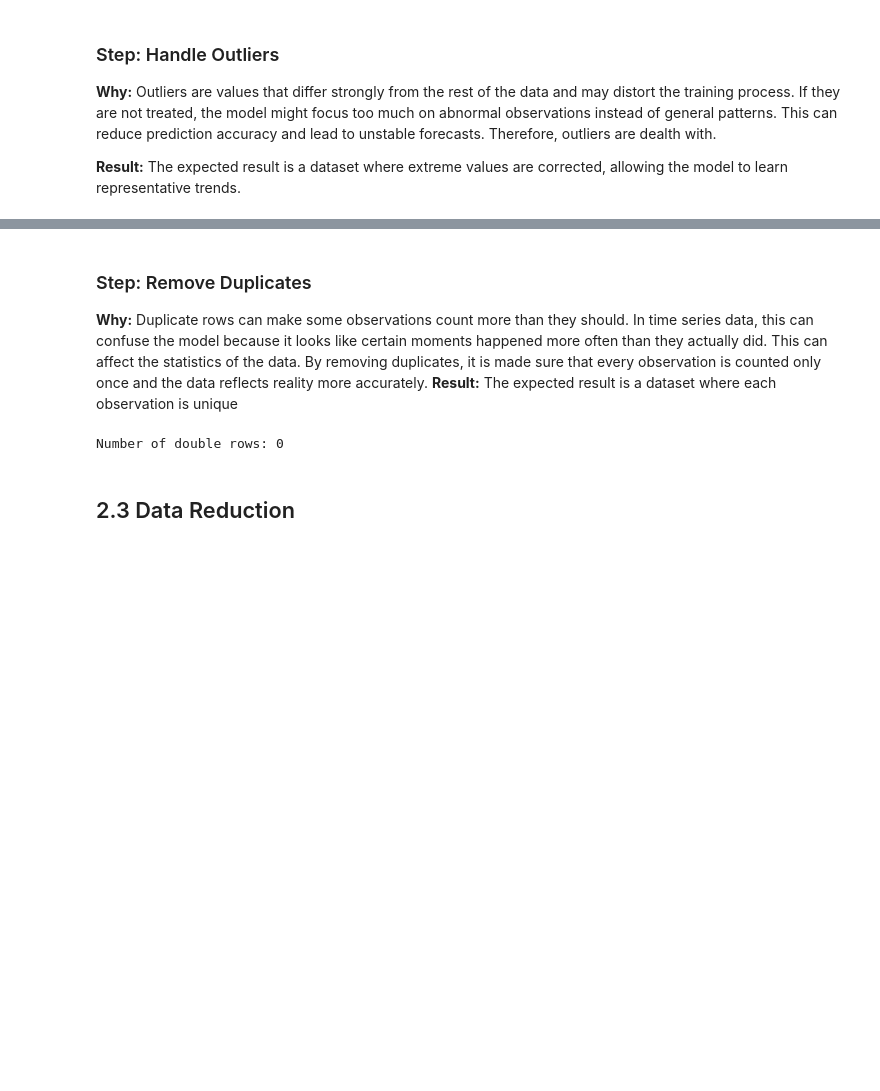
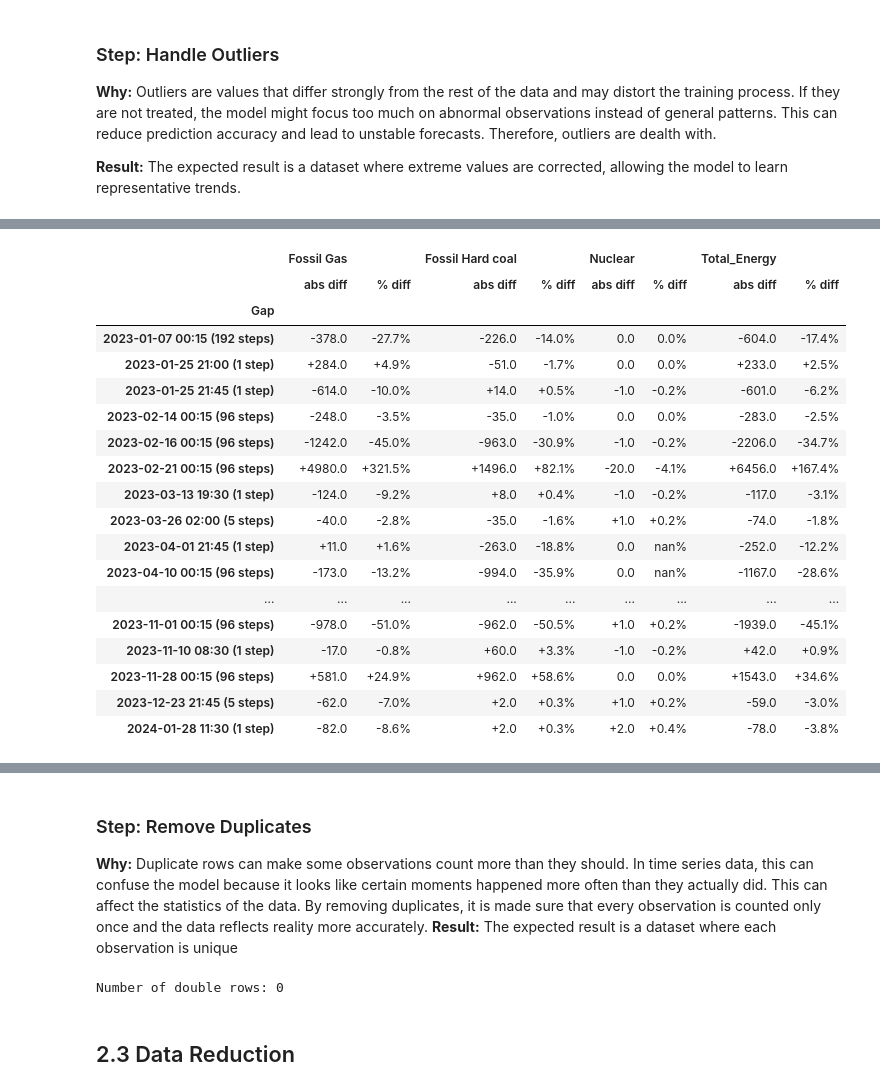
Before and after one commit to daphnemesquita2/1BM110, a Jupyter notebook: Assignment_1.ipynb, the cells around one changed output, grey strips where cells are left out. Saved outputs shown, nothing was run; the diff lists cells and outputs as text; code cells hidden in the pictures; blank space fills up the shorter version.

```diff
--- a/Assignment_1.ipynb
+++ b/Assignment_1.ipynb
@@ -418,0 +695,65 @@ Name: DateTime, Length: 142, dtype: datetime64[us]
+# %%
+def fill_gaps(dataset, label):
+    numeric_cols = ["Fossil Gas", "Fossil Hard coal", "Nuclear", "Total_Energy"]
+    dataset = dataset.sort_values("DateTime").reset_index(drop=True)
+
+    full_range = pd.date_range(start=dataset["DateTime"].iloc[0],
+                               end=dataset["DateTime"].iloc[-1], freq="15min")
+    missing_times = full_range.difference(dataset["DateTime"])
+
+    if len(missing_times) == 0:
+        print(f"=== {label} set: no missing timestamps ===\n")
+        return dataset
+
+    blocks, block = [], [missing_times[0]]
+    for t in missing_times[1:]:
+        if (t - block[-1]).total_seconds() == 900:
+            block.append(t)
+        else:
+            blocks.append(block)
+            block = [t]
+    blocks.append(block)
+
+    new_rows = []
+    summary_rows = []
+
+    for block in blocks:
+        before = dataset[dataset["DateTime"] < block[0]].iloc[-1]
+        after  = dataset[dataset["DateTime"] > block[-1]].iloc[0]
+
+        n = len(block)
+        for i, t in enumerate(block, start=1):
+            frac = i / (n + 1)
+            row = {"DateTime": t}
+            for c in numeric_cols:
+                row[c] = round(before[c] + frac * (after[c] - before[c]), 2)
+            new_rows.append(row)
+
+        # Build summary row
+        gap_label = f"{block[0].strftime('%Y-%m-%d %H:%M')}  ({n} step{'s' if n > 1 else ''})"
+        summary = {"Gap": gap_label}
+        for c in numeric_cols:
+            diff = after[c] - before[c]
+            sign = "+" if diff > 0 else ""
+            pct  = (diff / before[c] * 100) if before[c] != 0 else float("nan")
+            summary[(c, "abs diff")] = f"{sign}{round(diff, 2)}"
+            summary[(c, "% diff")]   = f"{sign}{round(pct, 1)}%"
+        summary_rows.append(summary)
+
+    # Build MultiIndex summary table
+    df_summary = pd.DataFrame(summary_rows).set_index("Gap")
+    df_summary.columns = pd.MultiIndex.from_tuples(
+        [(c, m) for c in numeric_cols for m in ["abs diff", "% diff"]]
+    )
+    print(f"=== {label} set: {len(blocks)} gap(s) ===")
+    display(df_summary)
+    print()
+
+    filled = pd.concat([dataset, pd.DataFrame(new_rows)], ignore_index=True)
+    filled = filled.sort_values("DateTime").reset_index(drop=True)
+    print(f"Rows before: {len(dataset)}, rows after: {len(filled)}\n")
+    return filled
+
+df   = fill_gaps(df,   "Train")
+test = fill_gaps(test, "Test")
+# %% [output]
@@ -418,0 +761,19 @@ Name: DateTime, Length: 142, dtype: datetime64[us]
+|  | Fossil Gas |  | Fossil Hard coal |  | Nuclear |  | Total_Energy |  |
+|  | abs diff | % diff | abs diff | % diff | abs diff | % diff | abs diff | % diff |
+| Gap |  |  |  |  |  |  |  |  |
+| 2023-01-07 00:15 (192 steps) | -378.0 | -27.7% | -226.0 | -14.0% | 0.0 | 0.0% | -604.0 | -17.4% |
+| 2023-01-25 21:00 (1 step) | +284.0 | +4.9% | -51.0 | -1.7% | 0.0 | 0.0% | +233.0 | +2.5% |
+| 2023-01-25 21:45 (1 step) | -614.0 | -10.0% | +14.0 | +0.5% | -1.0 | -0.2% | -601.0 | -6.2% |
+| 2023-02-14 00:15 (96 steps) | -248.0 | -3.5% | -35.0 | -1.0% | 0.0 | 0.0% | -283.0 | -2.5% |
+| 2023-02-16 00:15 (96 steps) | -1242.0 | -45.0% | -963.0 | -30.9% | -1.0 | -0.2% | -2206.0 | -34.7% |
+| 2023-02-21 00:15 (96 steps) | +4980.0 | +321.5% | +1496.0 | +82.1% | -20.0 | -4.1% | +6456.0 | +167.4% |
+| 2023-03-13 19:30 (1 step) | -124.0 | -9.2% | +8.0 | +0.4% | -1.0 | -0.2% | -117.0 | -3.1% |
+| 2023-03-26 02:00 (5 steps) | -40.0 | -2.8% | -35.0 | -1.6% | +1.0 | +0.2% | -74.0 | -1.8% |
+| 2023-04-01 21:45 (1 step) | +11.0 | +1.6% | -263.0 | -18.8% | 0.0 | nan% | -252.0 | -12.2% |
+| 2023-04-10 00:15 (96 steps) | -173.0 | -13.2% | -994.0 | -35.9% | 0.0 | nan% | -1167.0 | -28.6% |
+| ... | ... | ... | ... | ... | ... | ... | ... | ... |
+| 2023-11-01 00:15 (96 steps) | -978.0 | -51.0% | -962.0 | -50.5% | +1.0 | +0.2% | -1939.0 | -45.1% |
+| 2023-11-10 08:30 (1 step) | -17.0 | -0.8% | +60.0 | +3.3% | -1.0 | -0.2% | +42.0 | +0.9% |
+| 2023-11-28 00:15 (96 steps) | +581.0 | +24.9% | +962.0 | +58.6% | 0.0 | 0.0% | +1543.0 | +34.6% |
+| 2023-12-23 21:45 (5 steps) | -62.0 | -7.0% | +2.0 | +0.3% | +1.0 | +0.2% | -59.0 | -3.0% |
+| 2024-01-28 11:30 (1 step) | -82.0 | -8.6% | +2.0 | +0.3% | +2.0 | +0.4% | -78.0 | -3.8% |
```
Also changed, not shown: parts of 59 cells of this notebook.
